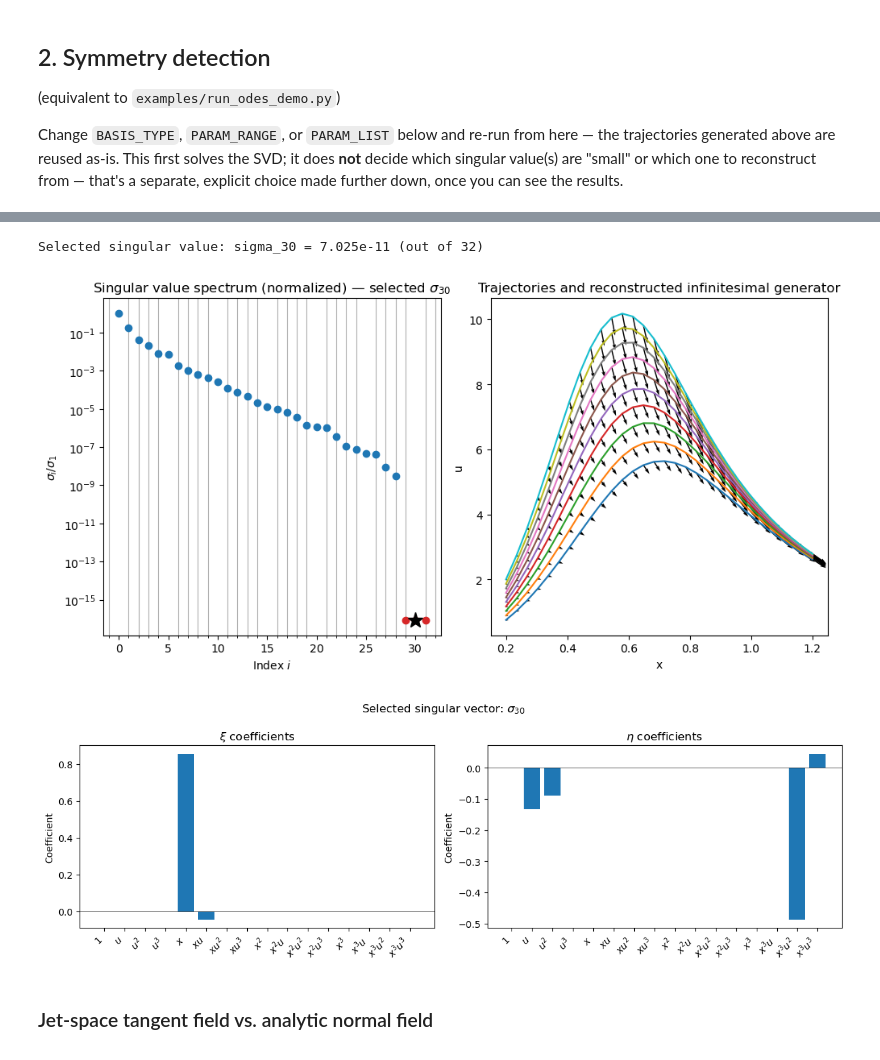
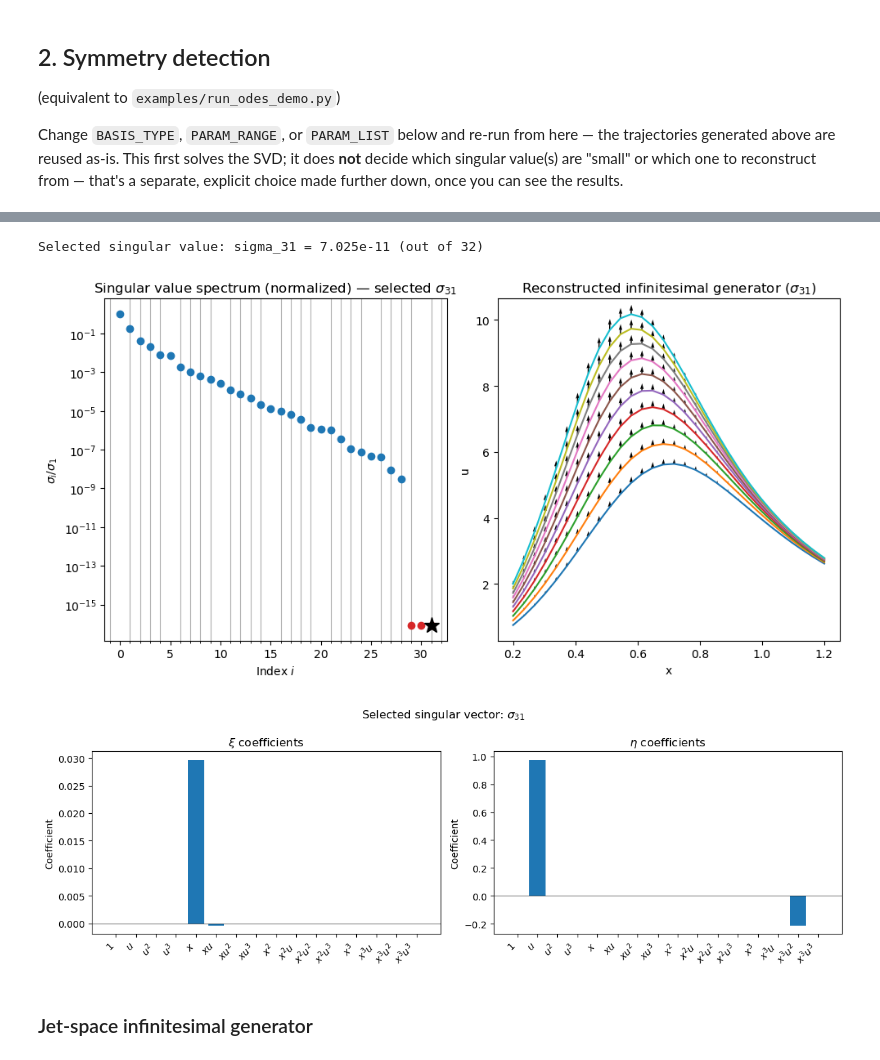
Before and after one commit to rros22/symmetry-detection, a Jupyter notebook: notebooks/ode_symmetry_explorer.ipynb, the cells around one changed output, grey strips where cells are left out. Saved outputs shown, nothing was run; the diff lists cells and outputs as text; code cells hidden in the pictures.

```diff
--- a/notebooks/ode_symmetry_explorer.ipynb
+++ b/notebooks/ode_symmetry_explorer.ipynb
@@ -169,7 +186,7 @@ estimated null space above has dimension > 1.
 # %%
 # Indexes into small_sv_idx, printed above (not an absolute S/Vt index).
 # Out-of-range values are clamped to the nearest valid choice with a warning.
-SV_CHOICE = 1
+SV_CHOICE = 2
 normalize_quiver = False
 
 idx = solver.pick_small_singular_value(small_sv_idx, sv_choice=SV_CHOICE)
@@ -181,7 +198,7 @@ sigma_label = rf"$\sigma_{{{result.idx}}}$"
 
 # Same spectrum as above (fig3/ax3), on a new axis, with the chosen
 # singular value starred.
-fig4, ax4 = plt.subplots(1,2, figsize=(10, 5))
+fig4, ax4 = plt.subplots(1,2, figsize=(10, 6))
 
 ax4[0].semilogy(large_sv_idx, S_norm[large_sv_idx], marker='o', linestyle='None', color='C0')
 ax4[0].semilogy(small_sv_idx, S_norm[small_sv_idx], marker='o', linestyle='None', color='C3')
@@ -196,39 +213,39 @@ ax4[0].minorticks_on()
 if normalize_quiver:
     xy_norm = np.sqrt(result.xi**2 + result.eta**2)
     xy_norm[xy_norm == 0] = 1
     ax4[1].quiver(X_stacked[0], X_stacked[1], result.xi / xy_norm, result.eta / xy_norm, angles='xy', scale=20)
 else:
     ax4[1].quiver(X_stacked[0], X_stacked[1], result.xi, result.eta, angles='xy', scale=20, scale_units='xy')
 
 for trajectory in X:
     ax4[1].plot(trajectory[0], trajectory[1])
 ax4[1].set_xlabel("x")
 ax4[1].set_ylabel("u")
-ax4[1].set_title("Trajectories and reconstructed infinitesimal generator")
+ax4[1].set_title(f"Reconstructed infinitesimal generator ($\sigma_{{{result.idx}}}$)")
 ax4[1].set_box_aspect(1)
 
 fig4.tight_layout()
 
 # Coefficients
 n_basis = len(result.param_list)
 
 bars_fig, (ax_xi, ax_eta) = plt.subplots(1, 2, figsize=(12, 4))
 bars_fig.suptitle(f"Selected singular vector: {sigma_label}")
 plot.plot_basis_coefficient_bars(
     result.singular_vector[:n_basis], result.param_list, basis_args.basis_type,
     ax=ax_xi, title=r"$\xi$ coefficients", sort_by_magnitude=False, log_scale=False
 )
 plot.plot_basis_coefficient_bars(
     result.singular_vector[n_basis:], result.param_list, basis_args.basis_type,
     ax=ax_eta, title=r"$\eta$ coefficients", sort_by_magnitude=False, log_scale=False
 )
 bars_fig.tight_layout()
 # %% [output]
-Selected singular value: sigma_30 = 7.025e-11 (out of 32)
+Selected singular value: sigma_31 = 7.025e-11 (out of 32)
-[figure, old version]
+[figure, new version]
-[figure, old version]
+[figure, new version]
 # %% [markdown]
-### Jet-space tangent field vs. analytic normal field
+### Jet-space infinitesimal generator
 # %%
 V = np.stack((result.xi, result.eta, result.zeta))
 
```
Also changed, not shown: parts of 6 cells of this notebook.
